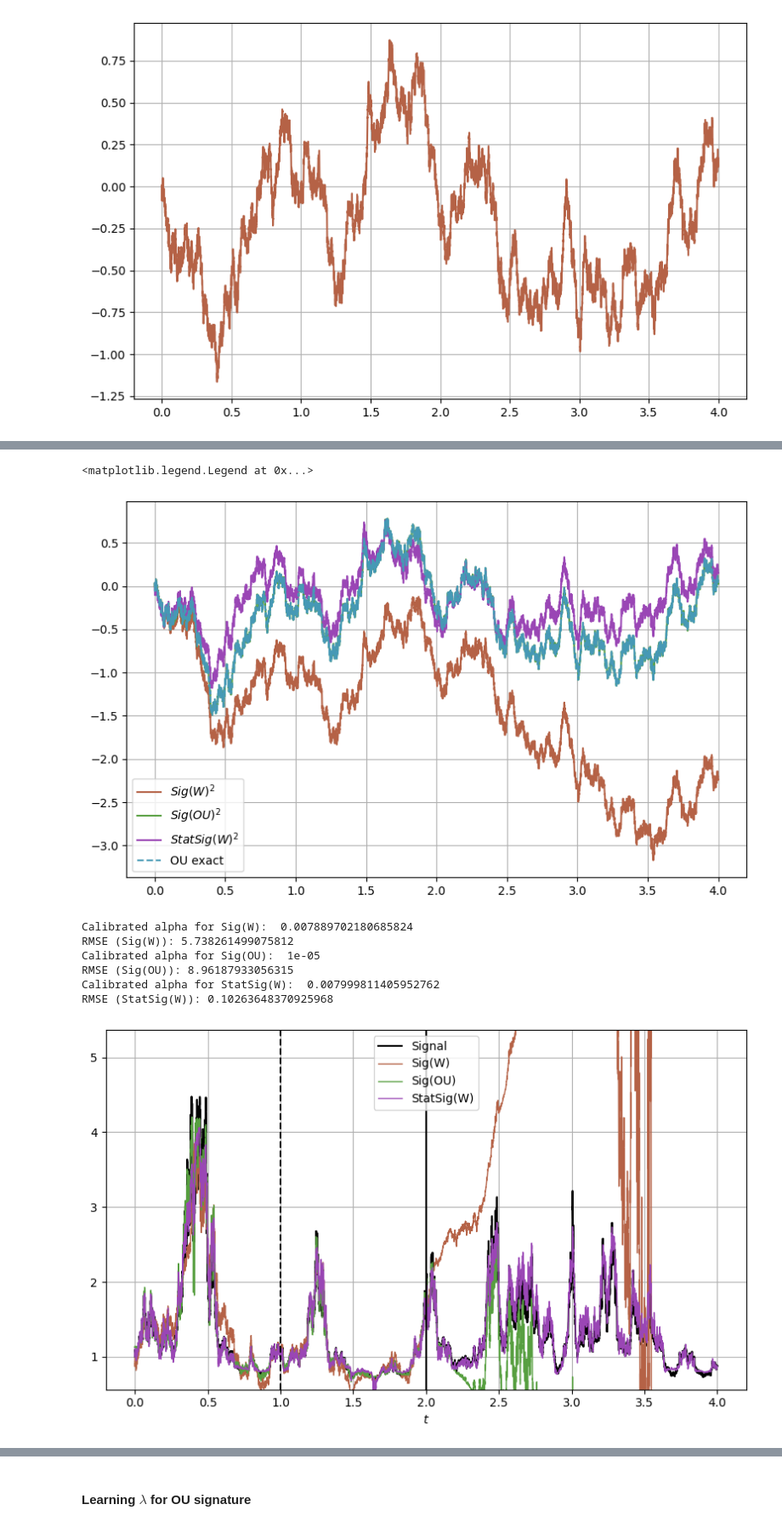
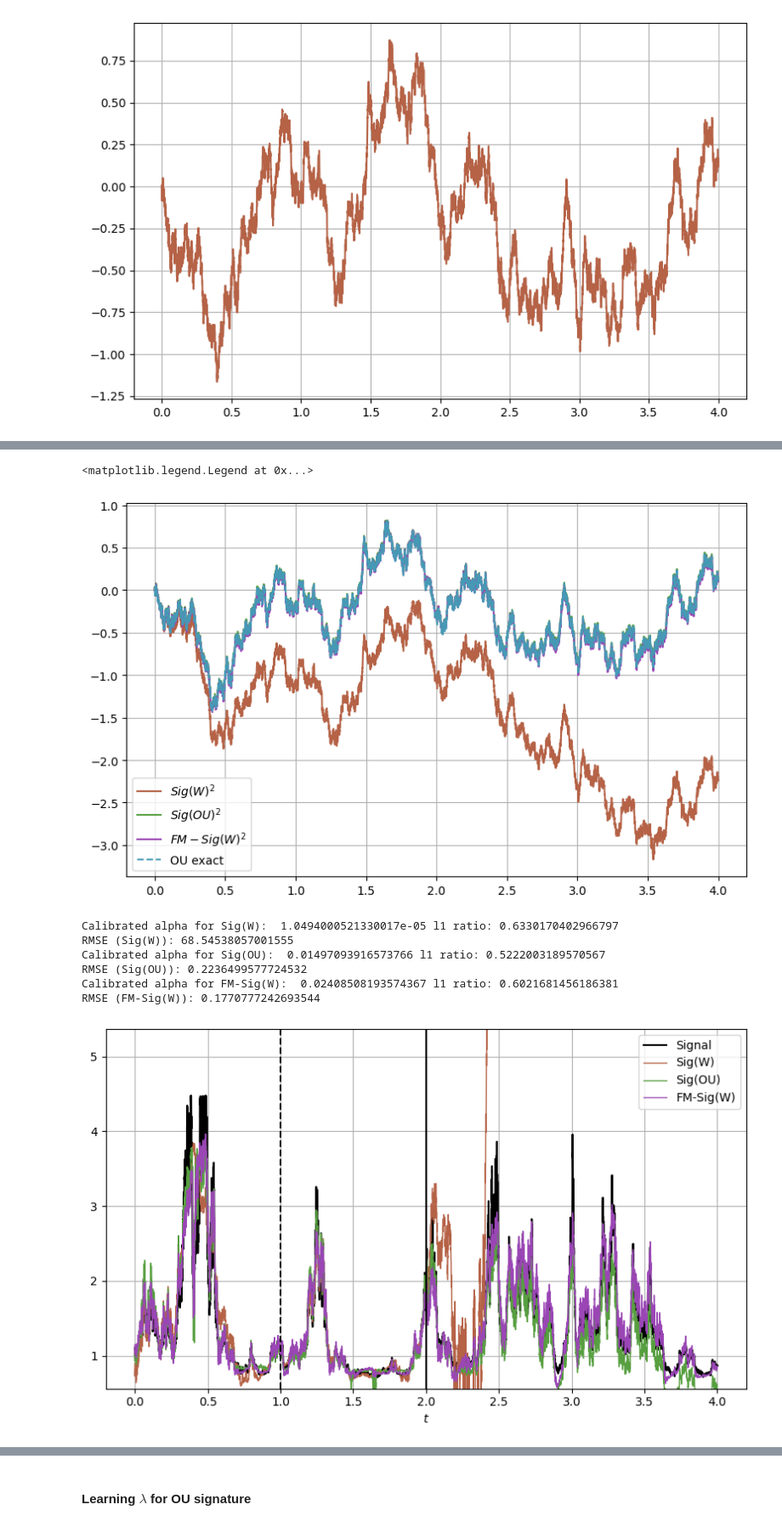
Before and after one commit to MrG1raffe/signature, a Jupyter notebook: notebooks/Representations_and_Regressions.ipynb, the cells around one changed output, grey strips where cells are left out. Shown at 85% size. Cells and saved outputs as stored; diff of their text form; code cells hidden in the pictures.

Commit message:
Update the CF notebook, fix a bug if FM-operators

```diff
--- a/notebooks/Representations_and_Regressions.ipynb
+++ b/notebooks/Representations_and_Regressions.ipynb
@@ -120,7 +121,7 @@ l_mu_iter_lam0_dict = {}
 for repr_trunc in range(2, 11):
     l_mu_iter_lam0 = e[0] * 0
     for i in range(repr_trunc + 1):
-        l_mu_iter_lam0 = repr_operator(l_mu_iter_lam0, 0, mu_ou, sigma_ou, x0=s0)
+        l_mu_iter_lam0 = repr_operator(l_mu_iter_lam0, np.zeros(2), mu_ou, sigma_ou, x0=s0)
     l_mu_iter_lam0_dict[repr_trunc] = l_mu_iter_lam0
 # %% [markdown]
 ### Signature representation of OU
@@ -271,7 +272,7 @@ path_pos = np.vstack([t_grid[t_grid >= 0], W[t_grid >= 0]]).T
 # %% [markdown]
 ### Signal $S_t = \dfrac{1}{\sqrt{1.01 + \sin(2 Z_t)}}$
 # %%
-signal_1 = 1 / np.sqrt(1.05 + np.sin(1.8 * ou_mu[t_grid >= 0]))
+signal_1 = 1 / np.sqrt(1.05 + np.sin(2 * ou_mu[t_grid >= 0]))
 plt.plot(t_grid_pos, signal_1)
 # %% [output]
 [<matplotlib.lines.Line2D at 0x...>]
@@ -312,6 +313,6 @@ Wall time: 137 ms
 # %%
 %%time
 
-SigS_1 = ta.path_to_stationary_signature(path=path, trunc=N, t_grid=t_grid, lam=lam_1)
-SigS_2 = ta.path_to_stationary_signature(path=path, trunc=N, t_grid=t_grid, lam=lam_langevin_statsig)
+SigS_1 = ta.path_to_fm_signature(path=path, trunc=N, t_grid=t_grid, lam=lam_1)
+SigS_2 = ta.path_to_fm_signature(path=path, trunc=N, t_grid=t_grid, lam=lam_langevin_statsig)
 # %% [output]
@@ -320,17 +321,17 @@ Wall time: 568 ms
 # %%
 plt.plot(t_grid_pos, (W_sig @ e[2]), label=r"$Sig(W)^2$")
 plt.plot(t_grid_pos, (OU_sig_2 @ e[2]), label=r"$Sig(OU)^2$")
-plt.plot(t_grid_pos, (SigS_2 @ e[2]), label=r"$StatSig(W)^2$")
+plt.plot(t_grid_pos, (SigS_2 @ e[2]), label=r"$FM-Sig(W)^2$")
 plt.plot(t_grid_pos, ou_lam_2[t_grid >= 0], "--", label=r"OU exact")
 plt.legend()
 # %% [output]
 <matplotlib.legend.Legend at 0x...>
-[figure, old version]
+[figure, new version]
 # %%
 import numpy as np
 import matplotlib.pyplot as plt
 from sklearn.model_selection import train_test_split
-from sklearn.linear_model import LinearRegression, LassoCV, RidgeCV, ElasticNetCV, Lasso, Ridge
+from sklearn.linear_model import LinearRegression, LassoCV, RidgeCV, ElasticNetCV, Lasso, Ridge, ElasticNet
 from sklearn.preprocessing import StandardScaler
 from sklearn.metrics import mean_squared_error, root_mean_squared_error
 from scipy.optimize import minimize
@@ -343,16 +344,17 @@ warnings.filterwarnings(action='ignore', category=UserWarning)
 
 def learn_alpha(signal, X, trunc, idx_train):
 
-    def loss(alpha):
-        model = Lasso(alpha=alpha[0])
+    def loss(x):
+        model = ElasticNet(alpha=x[0], l1_ratio=x[1])
+        # model = Lasso(alpha=alpha[0])
         model.fit(X[:idx_train], signal[:idx_train])
 
         signal_pred = model.predict(X)
         rmse = root_mean_squared_error(signal, signal_pred)
         return rmse
 
-    optim_res = minimize(loss, x0=0.00001, method="L-BFGS-B", bounds=[(0, 1)])
-    return optim_res.x[0]
+    optim_res = minimize(loss, x0=[0.00001, 0.5], method="L-BFGS-B", bounds=[(0, 1), (0, 1)])
+    return optim_res.x[0], optim_res.x[1]
 
 
 def do_regression(signal, sigs, sig_labels, trunc, idx_train, idx_val, alphas=None, ax = None):
@@ -374,10 +376,11 @@ def do_regression(signal, sigs, sig_labels, trunc, idx_train, idx_val, alphas=No
         X_train = X_test[:idx_train]
 
         if alpha is None:
-            alpha = learn_alpha(signal[:idx_val], X_val, trunc, idx_train)
-            print(f"Calibrated alpha for {label}: ", alpha)
+            alpha, l1_ratio = learn_alpha(signal[:idx_val], X_val, trunc, idx_train)
+            print(f"Calibrated alpha for {label}: ", alpha, "l1 ratio:", l1_ratio)
 
-        model = Lasso(alpha=alpha)
+        model = ElasticNet(alpha=alpha, l1_ratio=l1_ratio)
+        # model = Lasso(alpha=alpha)
         model.fit(X_val, signal[:idx_val])
 
         signal_pred = model.predict(X_test)
@@ -404,16 +407,16 @@ trunc = 6
 idx_train = 365 * 10
 idx_val = 365 * 10 * 2
 # %%
-do_regression(signal=signal_1, sigs=[W_sig, OU_sig_1, SigS_1], sig_labels=["Sig(W)", "Sig(OU)", "StatSig(W)"], trunc=trunc,
+do_regression(signal=signal_1, sigs=[W_sig, OU_sig_1, SigS_1], sig_labels=["Sig(W)", "Sig(OU)", "FM-Sig(W)"], trunc=trunc,
               idx_train=idx_train, idx_val=idx_val) # alphas=[0.001, 0.009, 0]
 # %% [output]
-Calibrated alpha for Sig(W):  0.007889702180685824
-RMSE (Sig(W)): 5.738261499075812
-Calibrated alpha for Sig(OU):  1e-05
-RMSE (Sig(OU)): 8.96187933056315
-Calibrated alpha for StatSig(W):  0.007999811405952762
-RMSE (StatSig(W)): 0.10263648370925968
+Calibrated alpha for Sig(W):  1.0494000521330017e-05 l1 ratio: 0.6330170402966797
+RMSE (Sig(W)): 68.54538057001555
+Calibrated alpha for Sig(OU):  0.01497093916573766 l1 ratio: 0.5222003189570567
+RMSE (Sig(OU)): 0.2236499577724532
+Calibrated alpha for FM-Sig(W):  0.02408508193574367 l1 ratio: 0.6021681456186381
+RMSE (FM-Sig(W)): 0.1770777242693544
-[figure, old version]
+[figure, new version]
 # %%
 fig, ax = plt.subplots()
 
```
Also changed, not shown: parts of 22 cells of this notebook, 8 other files.
